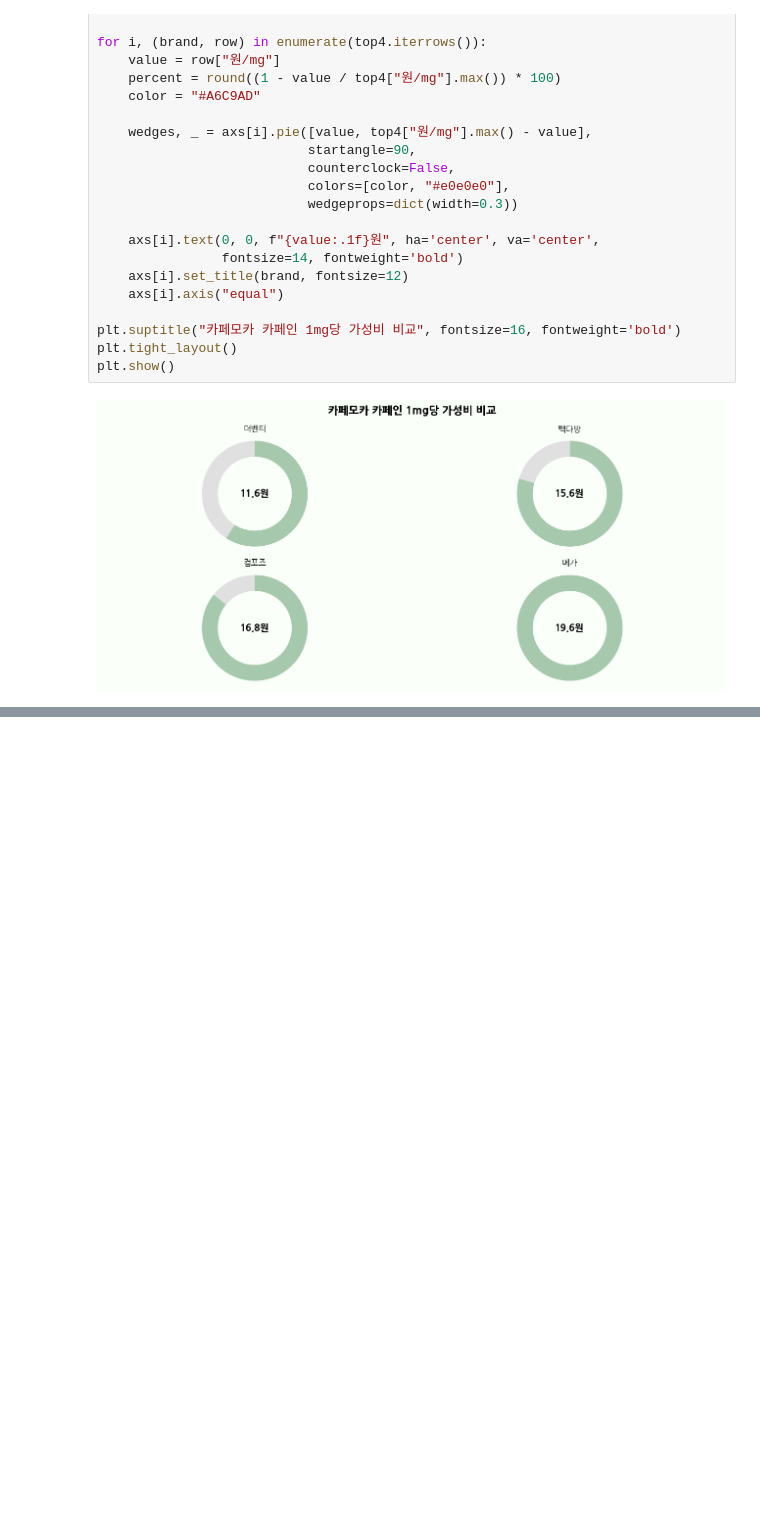
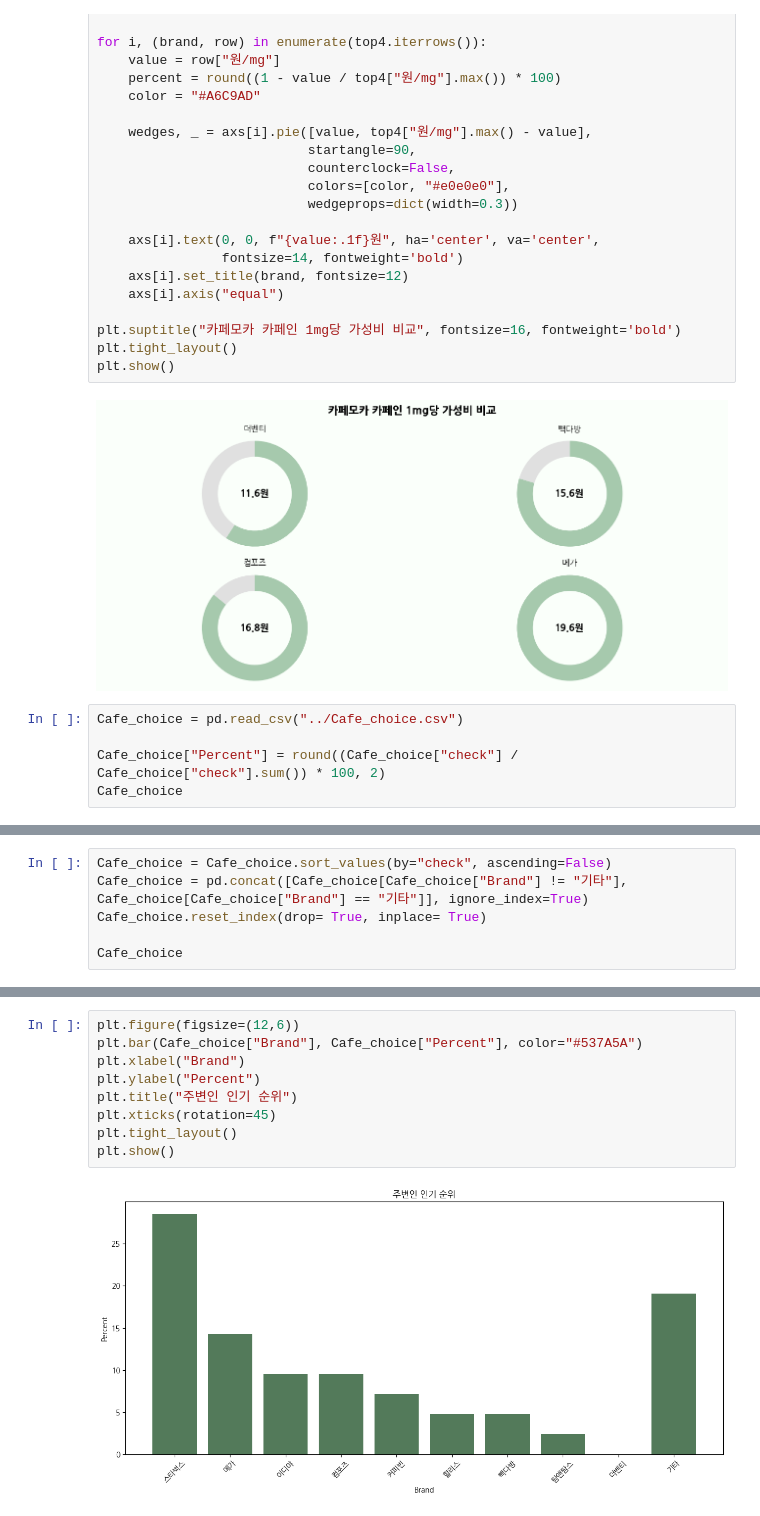
Before and after one commit to addinedu-ros-10th/eda-repo-1, a Jupyter notebook: programs/visualization.ipynb, the cells around one changed output, grey strips where cells are left out. Saved outputs shown, nothing was run; the diff lists cells and outputs as text; blank space fills up the shorter version.

```diff
--- a/programs/visualization.ipynb
+++ b/programs/visualization.ipynb
@@ -363,3 +363,8 @@ plt.tight_layout()
 plt.show()
 # %% [output]
 [figure]
+# %%
+Cafe_choice = pd.read_csv("../Cafe_choice.csv")
+
+Cafe_choice["Percent"] = round((Cafe_choice["check"] / Cafe_choice["check"].sum()) * 100, 2)
+Cafe_choice
@@ -365,0 +383,6 @@ plt.show()
+# %%
+Cafe_choice = Cafe_choice.sort_values(by="check", ascending=False)
+Cafe_choice = pd.concat([Cafe_choice[Cafe_choice["Brand"] != "기타"], Cafe_choice[Cafe_choice["Brand"] == "기타"]], ignore_index=True)
+Cafe_choice.reset_index(drop= True, inplace= True)
+
+Cafe_choice
@@ -365,0 +401,11 @@ plt.show()
+# %%
+plt.figure(figsize=(12,6))
+plt.bar(Cafe_choice["Brand"], Cafe_choice["Percent"], color="#537A5A")
+plt.xlabel("Brand")
+plt.ylabel("Percent")
+plt.title("주변인 인기 순위")
+plt.xticks(rotation=45)
+plt.tight_layout()
+plt.show()
+# %% [output]
+[figure, added]
```
Also changed, not shown: parts of 2 cells of this notebook, 1 other file.
